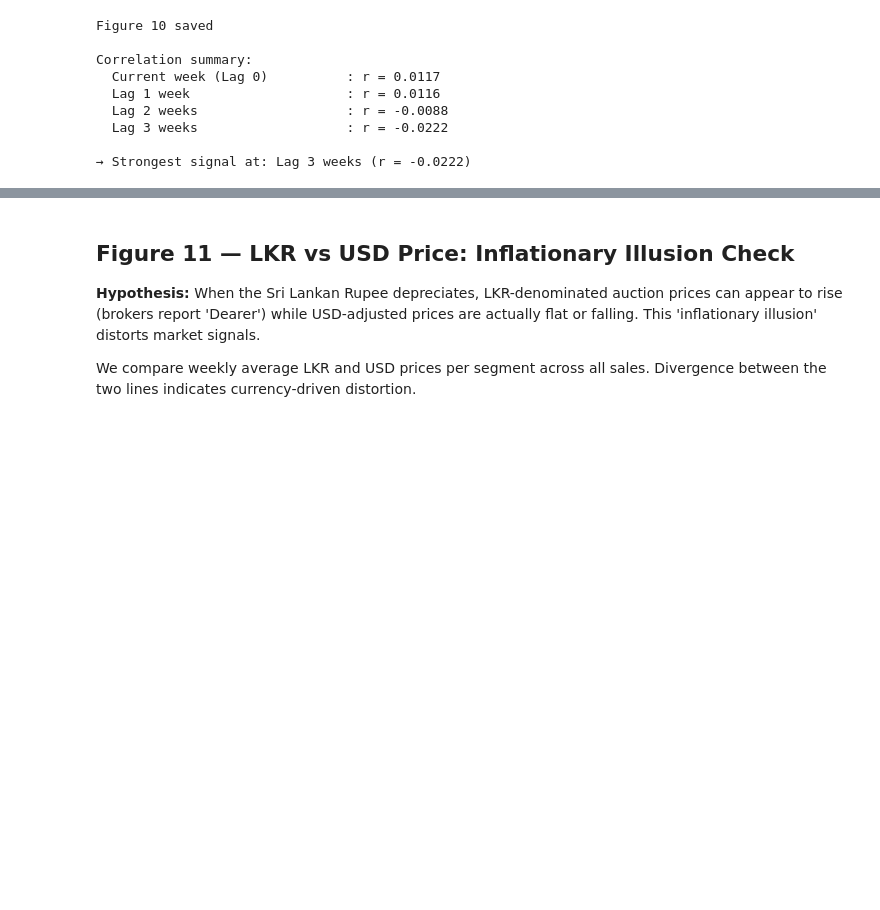
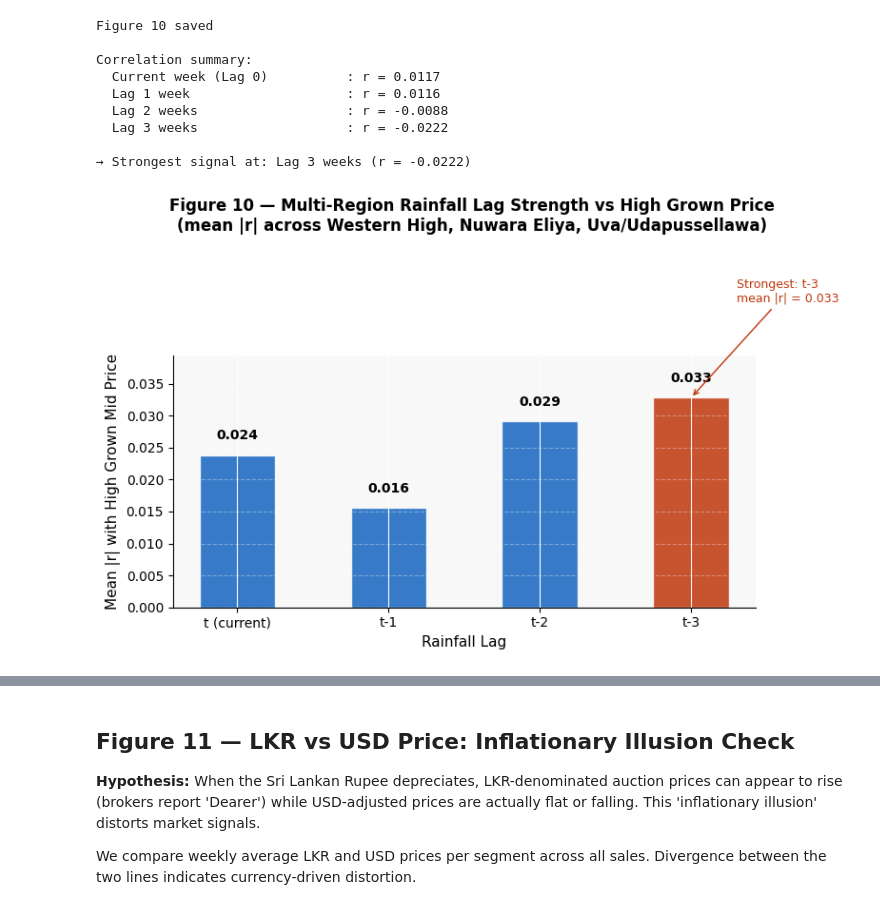
Before and after one commit to hesandism/data-analysis-for-tea-industry, a Jupyter notebook: notebooks/tea_eda_extended.ipynb, the cells around one changed output, grey strips where cells are left out. Cells and saved outputs as stored; diff of their text form; code cells hidden in the pictures; blank space fills up the shorter version.

```diff
--- a/notebooks/tea_eda_extended.ipynb
+++ b/notebooks/tea_eda_extended.ipynb
@@ -304,3 +304,84 @@ Correlation summary:
   Lag 3 weeks                   : r = -0.0222
 
 → Strongest signal at: Lag 3 weeks (r = -0.0222)
+# %%
+# ── Figure 10 (revised) — Multi-Region Rainfall Lag Analysis for High Grown ──
+
+hg = df_price[df_price['category_type'] == 'high_grown'].copy()
+
+lag_feature_map = {
+    0: ['western_high__precipitation_sum_total',
+        'nuwara_eliya__precipitation_sum_total',
+        'uva_udapussellawa__precipitation_sum_total',
+        'all_regions__avg_precipitation'],
+    1: ['western_high__precipitation_sum_total_lag1',
+        'nuwara_eliya__precipitation_sum_total_lag1',
+        'uva_udapussellawa__precipitation_sum_total_lag1'],
+    2: ['western_high__precipitation_sum_total_lag2',
+        'nuwara_eliya__precipitation_sum_total_lag2',
+        'uva_udapussellawa__precipitation_sum_total_lag2'],
+    3: ['western_high__precipitation_sum_total_lag3',
+        'nuwara_eliya__precipitation_sum_total_lag3',
+        'uva_udapussellawa__precipitation_sum_total_lag3'],
+}
+
+records = []
+for lag, cols in lag_feature_map.items():
+    for col in [c for c in cols if c in hg.columns]:
+        pair = hg[[col, 'price_mid_lkr']].dropna()
+        if len(pair) >= 10 and pair[col].nunique() > 1:
+            corr = pair[col].corr(pair['price_mid_lkr'])
+            records.append({'lag_weeks': lag, 'feature': col,
+                            'corr': corr, 'abs_corr': abs(corr)})
+
+lag_corr_df = pd.DataFrame(records)
+lag_summary = (
+    lag_corr_df.groupby('lag_weeks', as_index=False)
+    .agg(mean_abs_corr=('abs_corr', 'mean'),
+         max_abs_corr=('abs_corr', 'max'),
+         n_features=('feature', 'count'))
+    .sort_values('lag_weeks')
+)
+
+best_row = lag_summary.loc[lag_summary['mean_abs_corr'].idxmax()]
+best_lag  = int(best_row['lag_weeks'])
+
+fig, ax = plt.subplots(figsize=(8, 5))
+fig.suptitle('Figure 10 — Multi-Region Rainfall Lag Strength vs High Grown Price\n'
+             '(mean |r| across Western High, Nuwara Eliya, Uva/Udapussellawa)',
+             fontsize=12, fontweight='bold')
+
+colors = ['#BF360C' if l == best_lag else '#1565C0' for l in lag_summary['lag_weeks']]
+ax.bar(lag_summary['lag_weeks'], lag_summary['mean_abs_corr'],
+       color=colors, alpha=0.85, edgecolor='white', width=0.5)
+
+for _, r in lag_summary.iterrows():
+    ax.text(r['lag_weeks'], r['mean_abs_corr'] + 0.002,
+            f"{r['mean_abs_corr']:.3f}", ha='center', va='bottom',
+            fontsize=10, fontweight='bold')
+
+ax.set_xticks(lag_summary['lag_weeks'])
+ax.set_xticklabels([f't-{int(x)}' if int(x) > 0 else 't (current)'
+                    for x in lag_summary['lag_weeks']])
+ax.set_ylabel('Mean |r| with High Grown Mid Price', fontsize=11)
+ax.set_xlabel('Rainfall Lag', fontsize=11)
+ax.set_ylim(0, lag_summary['mean_abs_corr'].max() * 1.2)
+ax.grid(axis='y', linestyle='--', alpha=0.35)
+
+# Annotation
+ax.annotate(f'Strongest: t-{best_lag}\nmean |r| = {best_row["mean_abs_corr"]:.3f}',
+            xy=(best_lag, best_row['mean_abs_corr']),
+            xytext=(best_lag + 0.3, best_row['mean_abs_corr'] + 0.015),
+            fontsize=9, color='#BF360C',
+            arrowprops=dict(arrowstyle='->', color='#BF360C'))
+
+plt.tight_layout()
+plt.savefig(FIGURES_DIR / 'fig10_rainfall_lag_multiregion.png', dpi=150, bbox_inches='tight')
+plt.show()
+
+print('✓ Figure 10 saved')
+print(f'\nLag summary:')
+print(lag_summary.to_string(index=False))
+print(f'\n→ Strongest lag: t-{best_lag} (mean |r| = {best_row["mean_abs_corr"]:.3f})')
+# %% [output]
+[figure, added]
```
Also changed, not shown: parts of 1 cell of this notebook, 13 other files.
